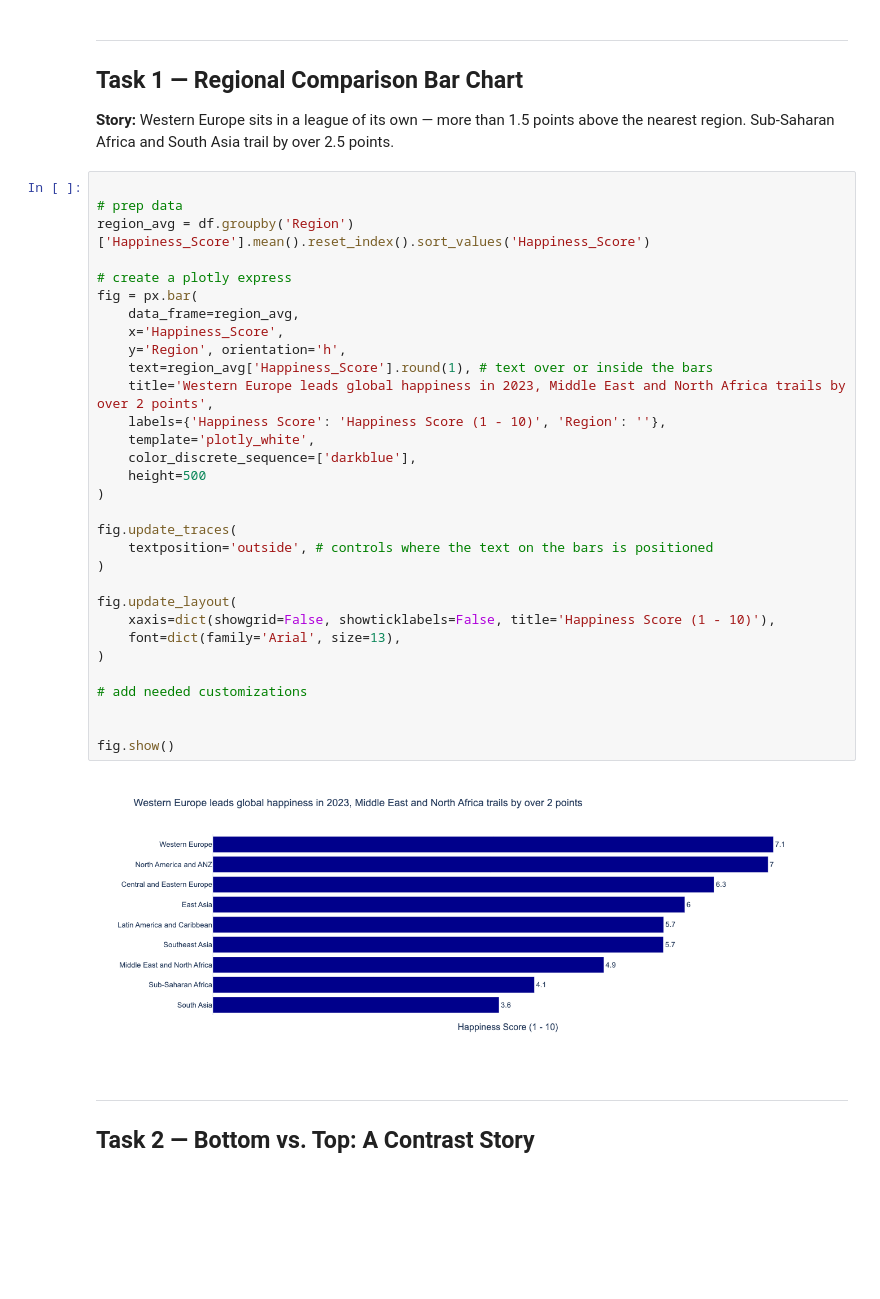
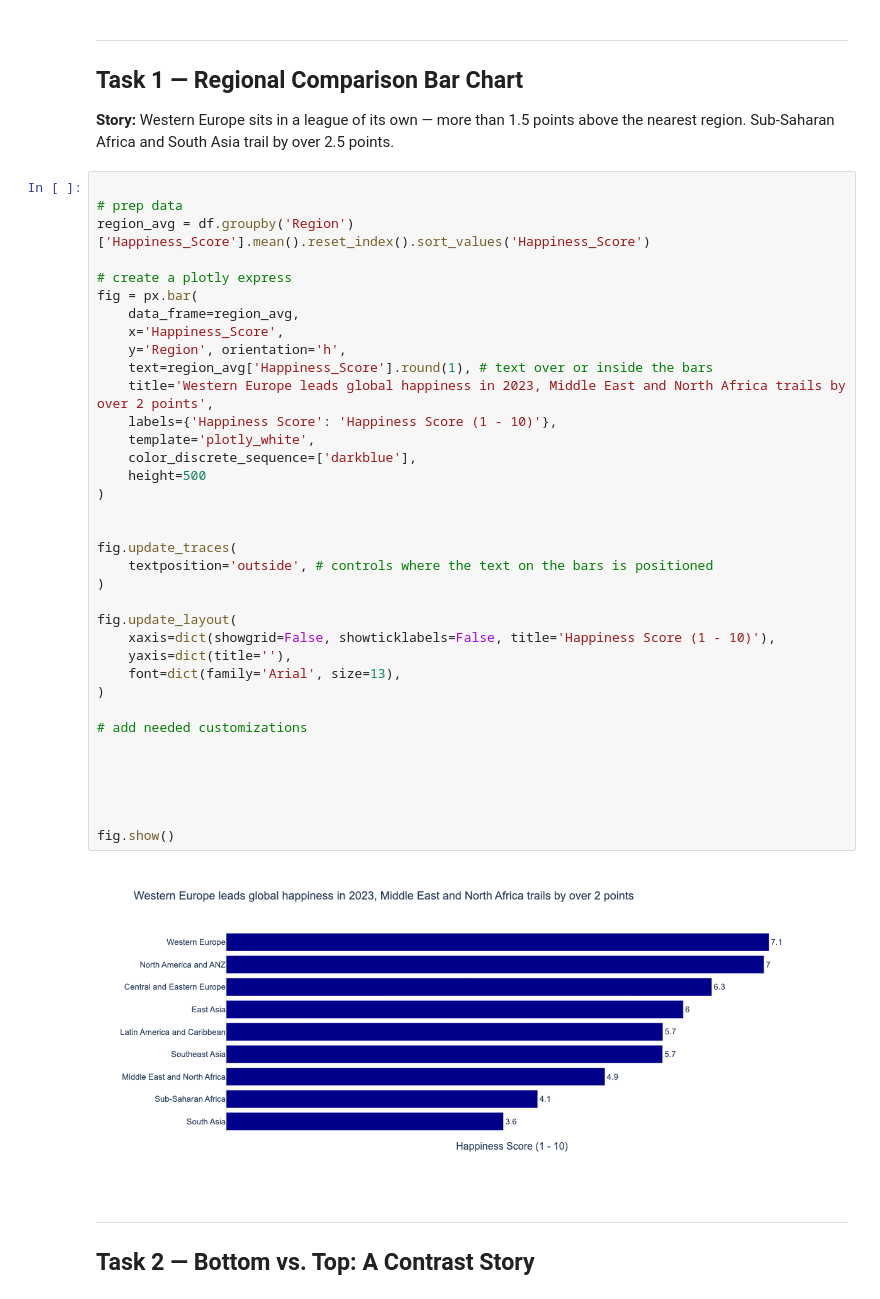
Before and after one commit to poorviika/dataviz-exercises-poorvika, a Jupyter notebook: week02/lecture02_model_answer.ipynb, the cells around one changed output. Cells and saved outputs as stored; diff of their text form; blank space fills up the shorter version.

```diff
--- a/week02/lecture02_model_answer.ipynb
+++ b/week02/lecture02_model_answer.ipynb
@@ -44,35 +44,40 @@ print(df.head())
 
 # prep data
 region_avg = df.groupby('Region')['Happiness_Score'].mean().reset_index().sort_values('Happiness_Score')
 
 # create a plotly express
 fig = px.bar(
     data_frame=region_avg,
     x='Happiness_Score',
     y='Region', orientation='h',
     text=region_avg['Happiness_Score'].round(1), # text over or inside the bars
     title='Western Europe leads global happiness in 2023, Middle East and North Africa trails by over 2 points',
-    labels={'Happiness Score': 'Happiness Score (1 - 10)', 'Region': ''},
+    labels={'Happiness Score': 'Happiness Score (1 - 10)'},
     template='plotly_white',
     color_discrete_sequence=['darkblue'],
     height=500
 )
+
 
 fig.update_traces(
     textposition='outside', # controls where the text on the bars is positioned
 )
 
 fig.update_layout(
     xaxis=dict(showgrid=False, showticklabels=False, title='Happiness Score (1 - 10)'),
+    yaxis=dict(title=''),
     font=dict(family='Arial', size=13),
 )
 
 # add needed customizations
 
 
+
+
+
 fig.show()
 # %% [output]
-[figure, old version]
+[figure, new version]
 # %% [markdown]
 ---
 ## Task 2 — Bottom vs. Top: A Contrast Story
```
Also changed, not shown: parts of 2 cells of this notebook, 2 other files.
